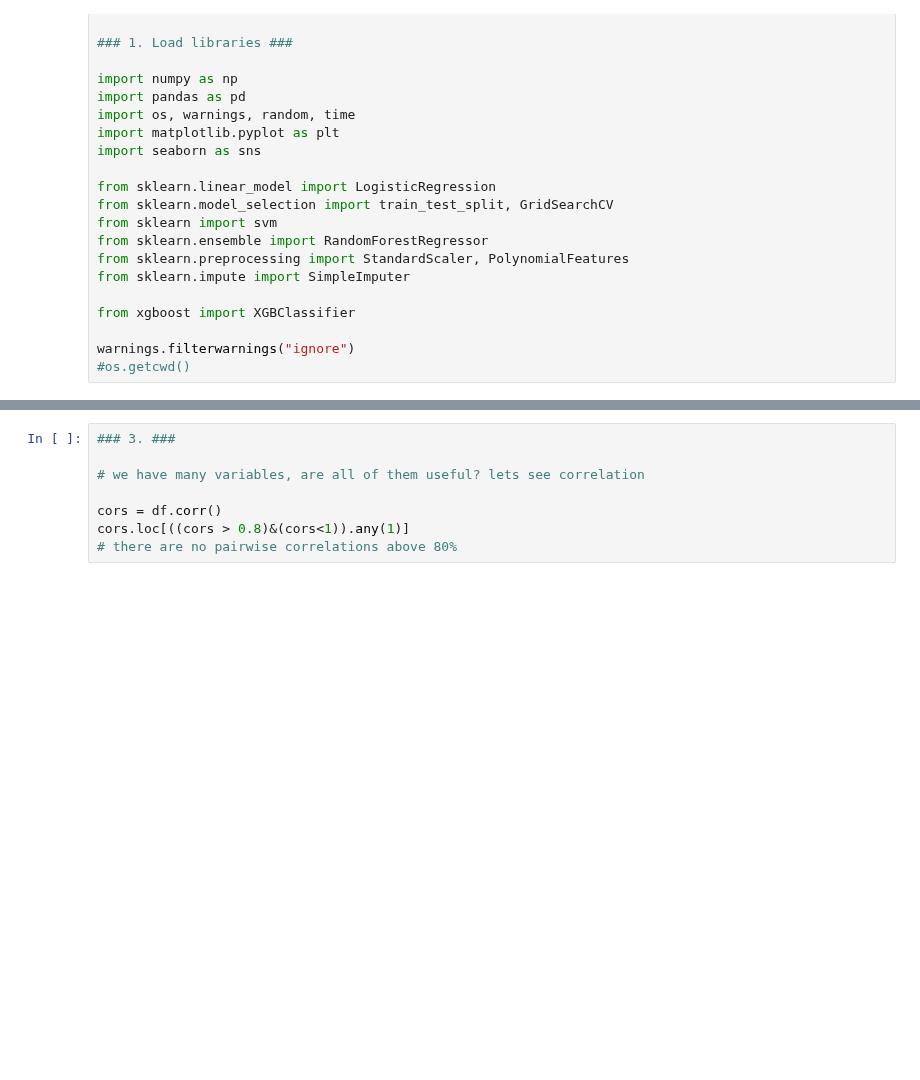
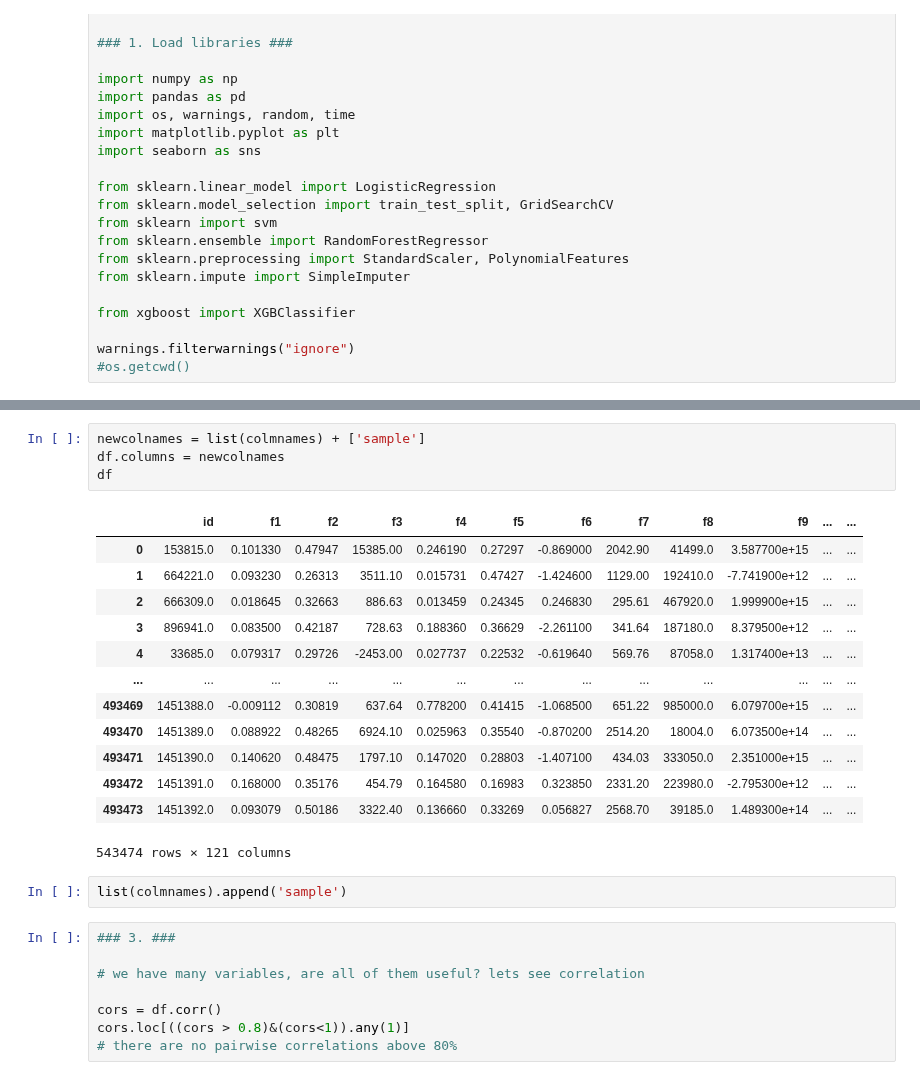
Before and after one commit to MykolaPinchuk/Kaggle, a Jupyter notebook: sep21-playgr.ipynb, the cells around one changed output, grey strips where cells are left out. Drawn from its saved outputs; the diff is of its cells as text; blank space fills up the shorter version.

```diff
--- a/sep21-playgr.ipynb
+++ b/sep21-playgr.ipynb
@@ -135,4 +90,24 @@ df
 543474 rows × 121 columns
+# %%
+newcolnames = list(colmnames) + ['sample']
+df.columns = newcolnames
+df
+# %% [output]
+|  | id | f1 | f2 | f3 | f4 | f5 | f6 | f7 | f8 | f9 | ... | ... |
+| 0 | 153815.0 | 0.101330 | 0.47947 | 15385.00 | 0.246190 | 0.27297 | -0.869000 | 2042.90 | 41499.0 | 3.587700e+15 | ... | ... |
+| 1 | 664221.0 | 0.093230 | 0.26313 | 3511.10 | 0.015731 | 0.47427 | -1.424600 | 1129.00 | 192410.0 | -7.741900e+12 | ... | ... |
+| 2 | 666309.0 | 0.018645 | 0.32663 | 886.63 | 0.013459 | 0.24345 | 0.246830 | 295.61 | 467920.0 | 1.999900e+15 | ... | ... |
+| 3 | 896941.0 | 0.083500 | 0.42187 | 728.63 | 0.188360 | 0.36629 | -2.261100 | 341.64 | 187180.0 | 8.379500e+12 | ... | ... |
+| 4 | 33685.0 | 0.079317 | 0.29726 | -2453.00 | 0.027737 | 0.22532 | -0.619640 | 569.76 | 87058.0 | 1.317400e+13 | ... | ... |
+| ... | ... | ... | ... | ... | ... | ... | ... | ... | ... | ... | ... | ... |
+| 493469 | 1451388.0 | -0.009112 | 0.30819 | 637.64 | 0.778200 | 0.41415 | -1.068500 | 651.22 | 985000.0 | 6.079700e+15 | ... | ... |
+| 493470 | 1451389.0 | 0.088922 | 0.48265 | 6924.10 | 0.025963 | 0.35540 | -0.870200 | 2514.20 | 18004.0 | 6.073500e+14 | ... | ... |
+| 493471 | 1451390.0 | 0.140620 | 0.48475 | 1797.10 | 0.147020 | 0.28803 | -1.407100 | 434.03 | 333050.0 | 2.351000e+15 | ... | ... |
+| 493472 | 1451391.0 | 0.168000 | 0.35176 | 454.79 | 0.164580 | 0.16983 | 0.323850 | 2331.20 | 223980.0 | -2.795300e+12 | ... | ... |
+| 493473 | 1451392.0 | 0.093079 | 0.50186 | 3322.40 | 0.136660 | 0.33269 | 0.056827 | 2568.70 | 39185.0 | 1.489300e+14 | ... | ... |
+543474 rows × 121 columns
+# %%
+list(colmnames).append('sample')
 # %%
 ### 3. ###
 
```
Also changed, not shown: parts of 8 cells of this notebook.
